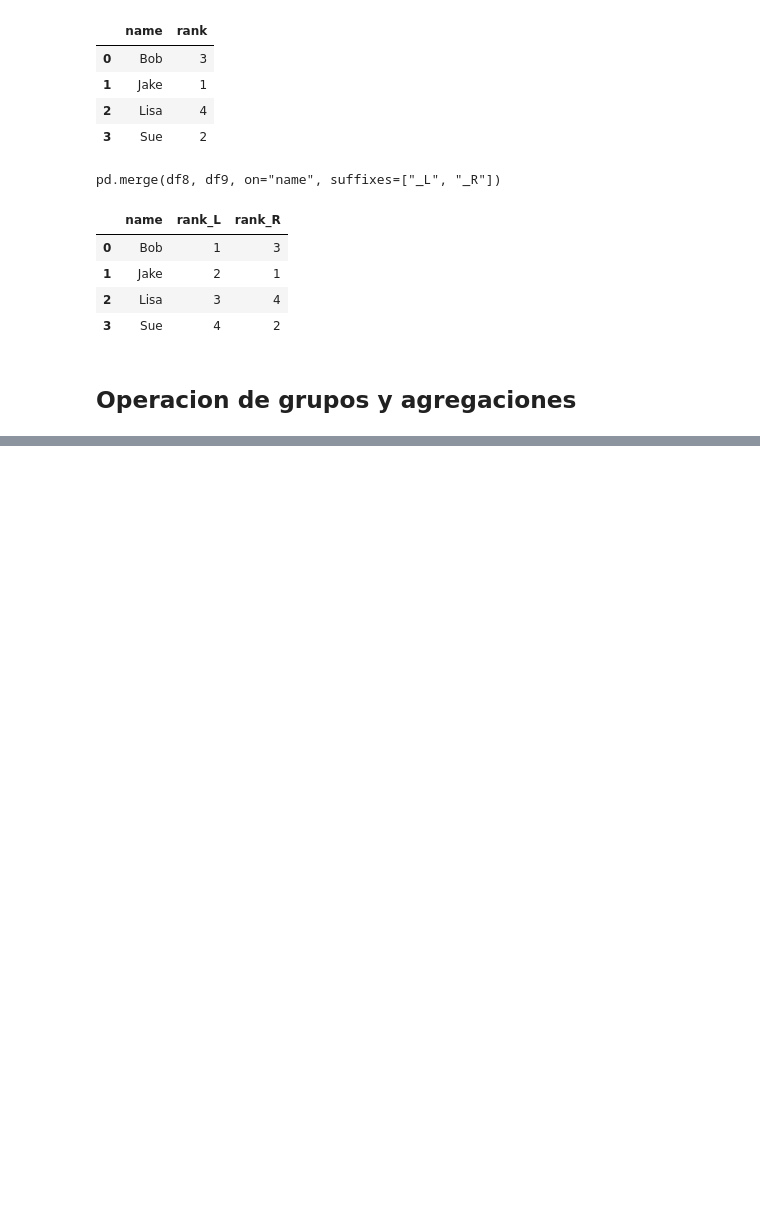
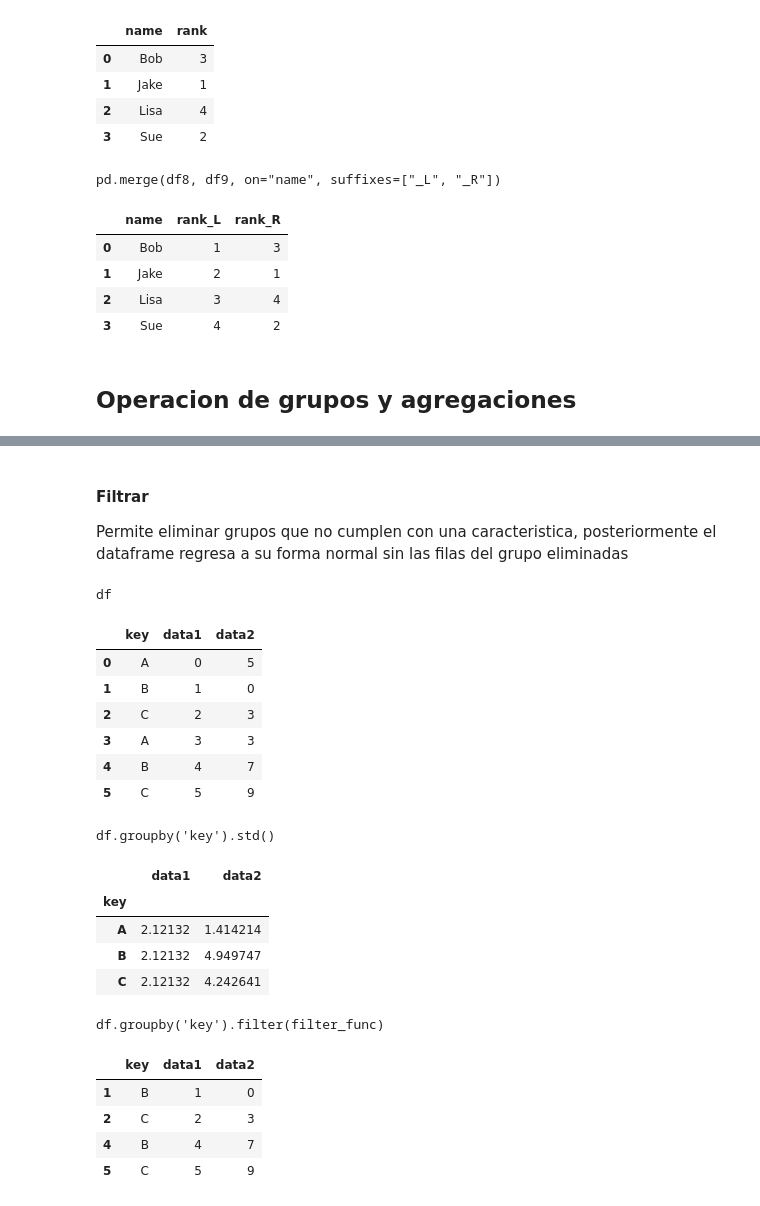
Before and after one commit to mrHyde90/DataScienceCourse, a Jupyter notebook: Pandas.ipynb, the cells around one changed output, grey strips where cells are left out. Drawn from its saved outputs; the diff is of its cells as text; code cells hidden in the pictures; blank space fills up the shorter version.

```diff
--- a/Pandas.ipynb
+++ b/Pandas.ipynb
@@ -2112,0 +2163,17 @@ pd.merge(df8, df9, on="name", suffixes=["_L", "_R"])
+# %%
+#Funcion para desplegar la concatenacion
+class display(object):
+    """Display HTML representation of multiple objects"""
+    template = """<div style="float: left; padding: 10px;">
+    <p style='font-family:"Courier New", Courier, monospace'>{0}</p>{1}
+    </div>"""
+    def __init__(self, *args):
+        self.args = args
+
+    def _repr_html_(self):
+        return '\n'.join(self.template.format(a, eval(a)._repr_html_())
+                         for a in self.args)
+
+    def __repr__(self):
+        return '\n\n'.join(a + '\n' + repr(eval(a))
+                           for a in self.args)
@@ -2112,0 +2243,30 @@ pd.merge(df8, df9, on="name", suffixes=["_L", "_R"])
+# %% [markdown]
+#### Filtrar
+
+Permite eliminar grupos que no cumplen con una caracteristica, posteriormente el dataframe regresa a su forma normal sin las filas del grupo eliminadas
+# %%
+def filter_func(x):
+    return x['data2'].std() > 4
+
+display('df', "df.groupby('key').std()", "df.groupby('key').filter(filter_func)")
+# %% [output]
+df
+|  | key | data1 | data2 |
+| 0 | A | 0 | 5 |
+| 1 | B | 1 | 0 |
+| 2 | C | 2 | 3 |
+| 3 | A | 3 | 3 |
+| 4 | B | 4 | 7 |
+| 5 | C | 5 | 9 |
+df.groupby('key').std()
+|  | data1 | data2 |
+| key |  |  |
+| A | 2.12132 | 1.414214 |
+| B | 2.12132 | 4.949747 |
+| C | 2.12132 | 4.242641 |
+df.groupby('key').filter(filter_func)
+|  | key | data1 | data2 |
+| 1 | B | 1 | 0 |
+| 2 | C | 2 | 3 |
+| 4 | B | 4 | 7 |
+| 5 | C | 5 | 9 |
```
Also changed, not shown: parts of 22 cells of this notebook.
